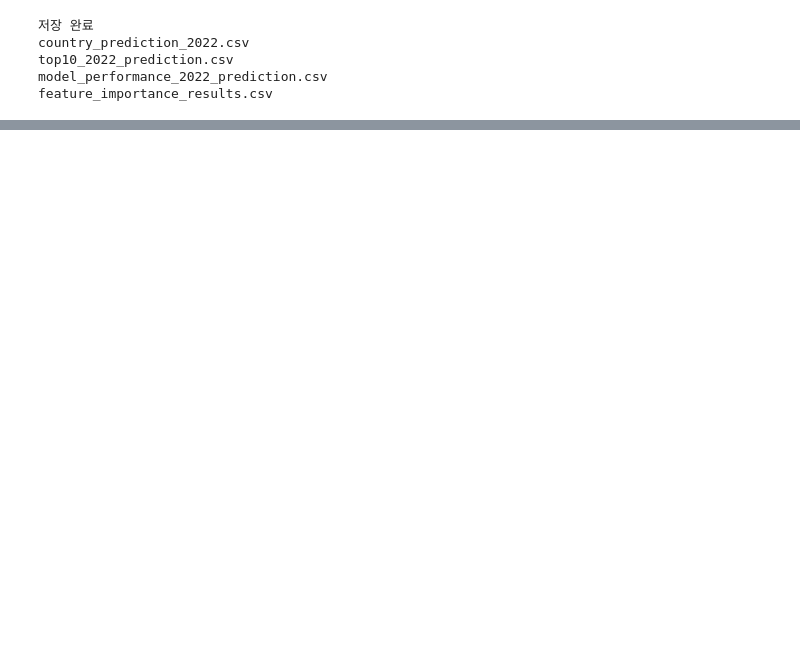
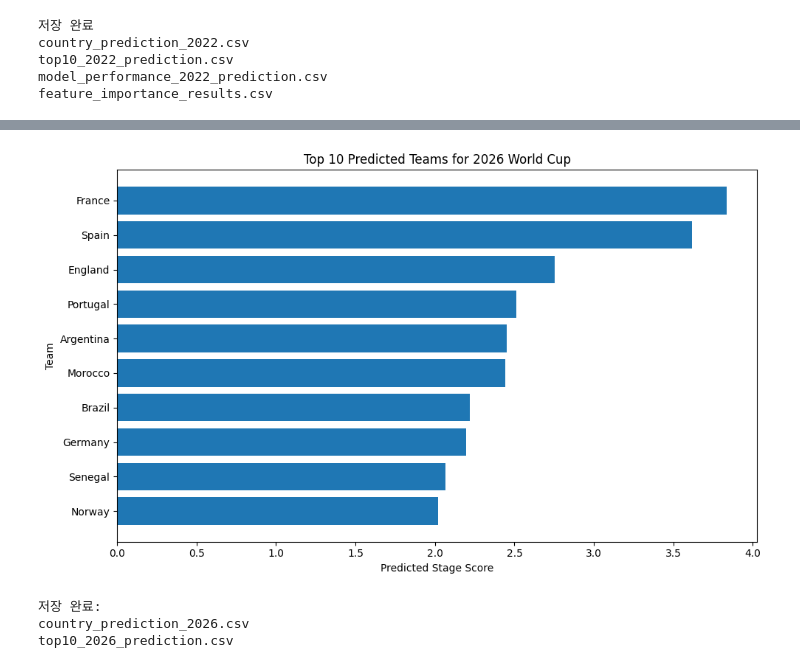
Before and after one commit to seop-byte/worldcup-2026-winner-prediction, a Jupyter notebook: worldcup_2026_prediction.ipynb, the cells around one changed output, grey strips where cells are left out. Drawn from its saved outputs; the diff is of its cells as text; code cells hidden in the pictures; blank space fills up the shorter version.

```diff
--- a/worldcup_2026_prediction.ipynb
+++ b/worldcup_2026_prediction.ipynb
@@ -1523,0 +1944,20 @@ files.download("feature_importance_results.csv")
+# %%
+# 2026 예측용 feature 데이터 결합
+
+prediction_base_2026 = team_stats_2026.merge(
+    market_2026_all,
+    on=["world_cup_year", "team"],
+    how="left"
+)
+
+print("2026 prediction base before dropna:", prediction_base_2026.shape)
+display(prediction_base_2026.head(20))
+
+print("결측치 확인")
+display(prediction_base_2026.isnull().sum())
+
+# 모델에 넣을 수 있는 행만 사용
+prediction_data_2026 = prediction_base_2026.dropna(subset=feature_cols).copy()
+
+print("2026 prediction data after dropna:", prediction_data_2026.shape)
+display(prediction_data_2026.head())
@@ -1523,0 +2070,25 @@ files.download("feature_importance_results.csv")
+# %%
+top10_2026 = prediction_2026.head(10).copy()
+
+display(top10_2026[[
+    "predicted_rank",
+    "team",
+    "predicted_stage_score",
+    "predicted_stage_score_rounded",
+    "points_per_match",
+    "weighted_points_per_match",
+    "best11_market_value"
+]])
+
+import matplotlib.pyplot as plt
+
+plot_data = top10_2026.sort_values("predicted_stage_score")
+
+plt.figure(figsize=(10, 6))
+plt.barh(plot_data["team"], plot_data["predicted_stage_score"])
+plt.xlabel("Predicted Stage Score")
+plt.ylabel("Team")
+plt.title("Top 10 Predicted Teams for 2026 World Cup")
+plt.tight_layout()
+plt.show()
+# %% [output]
@@ -1523,0 +2106,12 @@ files.download("feature_importance_results.csv")
+[figure, added]
+# %%
+prediction_2026.to_csv("country_prediction_2026.csv", index=False)
+top10_2026.to_csv("top10_2026_prediction.csv", index=False)
+
+print("저장 완료:")
+print("country_prediction_2026.csv")
+print("top10_2026_prediction.csv")
+# %% [output]
+저장 완료:
+country_prediction_2026.csv
+top10_2026_prediction.csv
```
Also changed, not shown: parts of 11 cells of this notebook.
